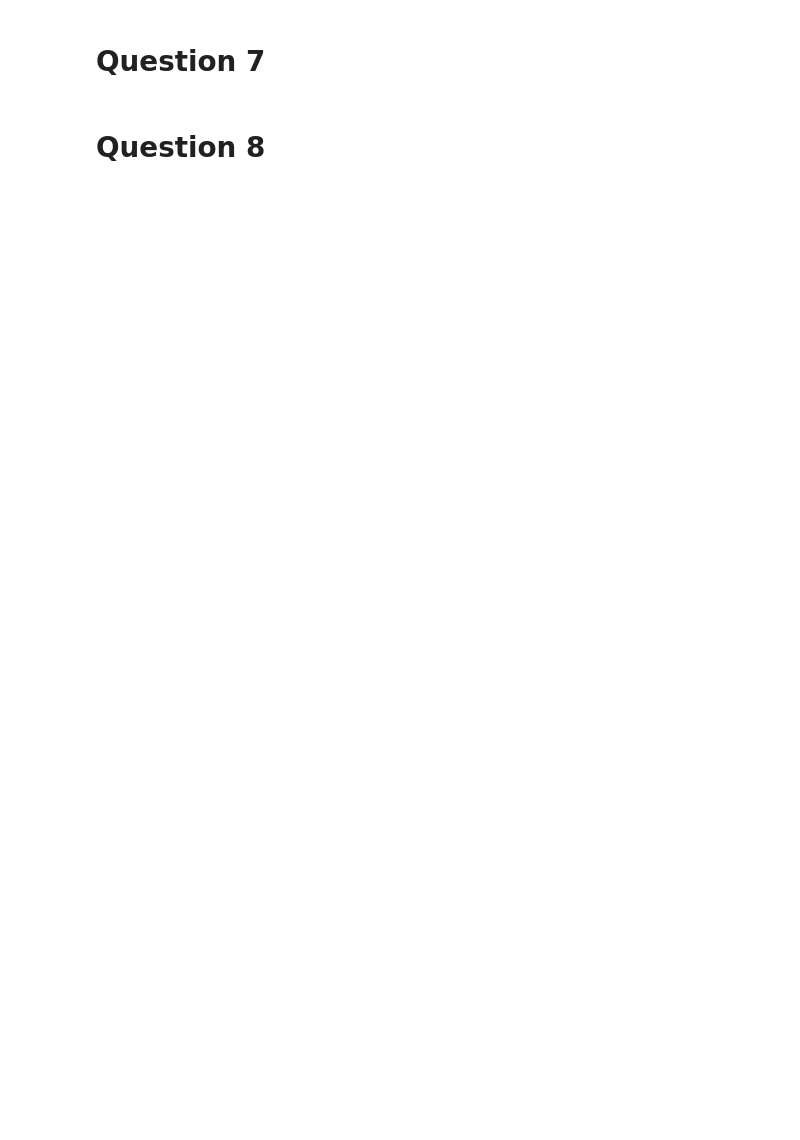
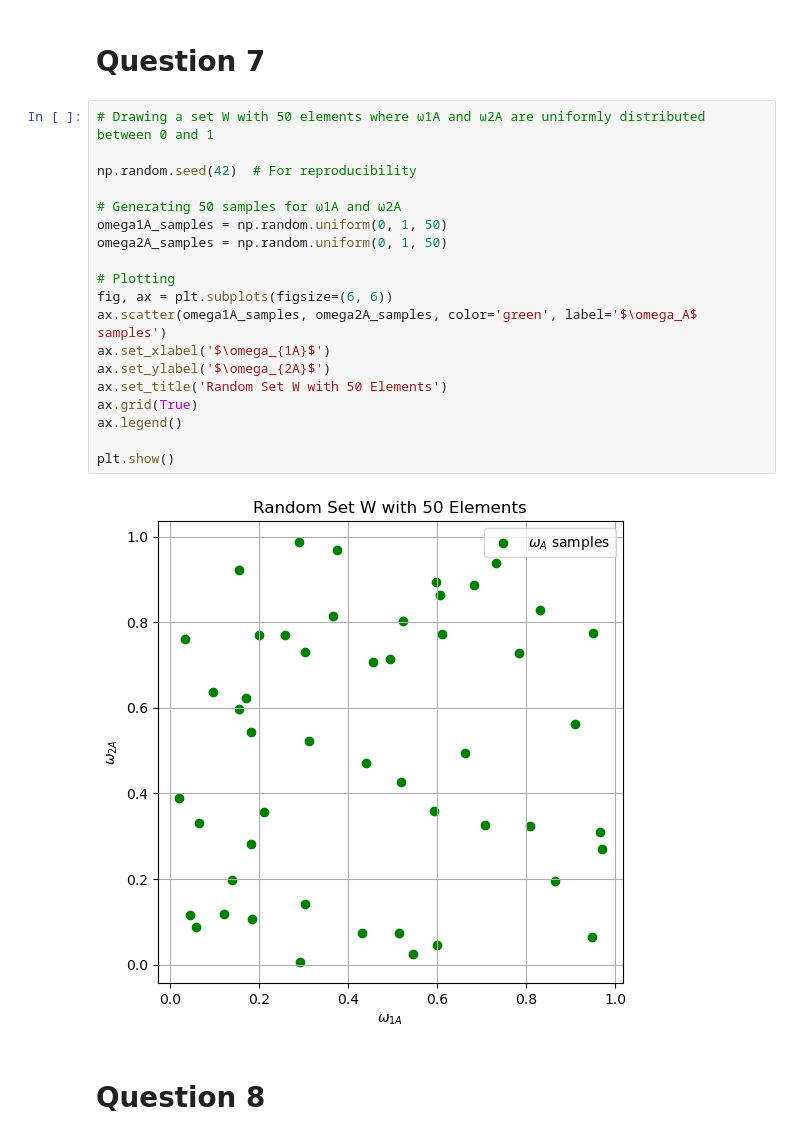
Before and after one commit to NumEconCopenhagen/projects-2024-maja-sarah-marcus, a Jupyter notebook: inauguralproject/inauguralproject.ipynb, the cells around one changed output. Drawn from its saved outputs; the diff is of its cells as text; blank space fills up the shorter version.

```diff
--- a/inauguralproject/inauguralproject.ipynb
+++ b/inauguralproject/inauguralproject.ipynb
@@ -347,4 +407,25 @@ x_A1_opt_5b, x_A2_opt_5b, -result_5b.fun
 # %% [markdown]
 # Question 7
+# %%
+# Drawing a set W with 50 elements where ω1A and ω2A are uniformly distributed between 0 and 1
+
+np.random.seed(42)  # For reproducibility
+
+# Generating 50 samples for ω1A and ω2A
+omega1A_samples = np.random.uniform(0, 1, 50)
+omega2A_samples = np.random.uniform(0, 1, 50)
+
+# Plotting
+fig, ax = plt.subplots(figsize=(6, 6))
+ax.scatter(omega1A_samples, omega2A_samples, color='green', label='$\omega_A$ samples')
+ax.set_xlabel('$\omega_{1A}$')
+ax.set_ylabel('$\omega_{2A}$')
+ax.set_title('Random Set W with 50 Elements')
+ax.grid(True)
+ax.legend()
+
+plt.show()
+# %% [output]
+[figure, added]
 # %% [markdown]
 # Question 8
```
Also changed, not shown: parts of 3 cells of this notebook.
